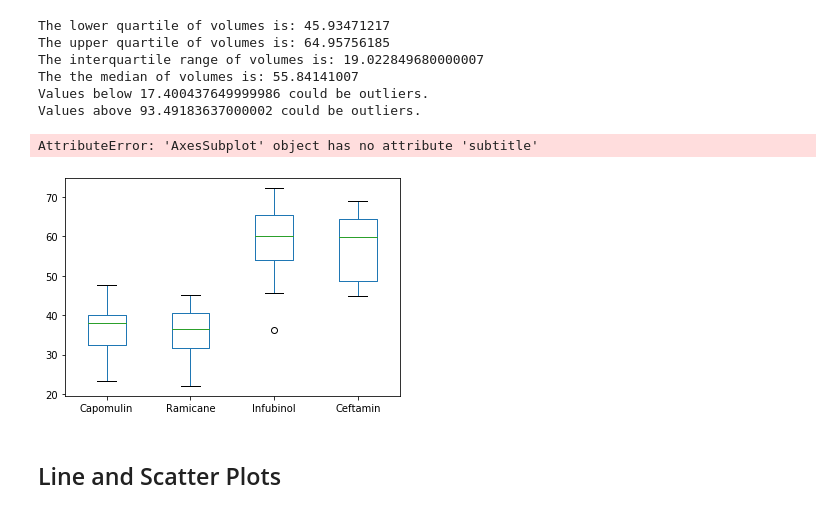
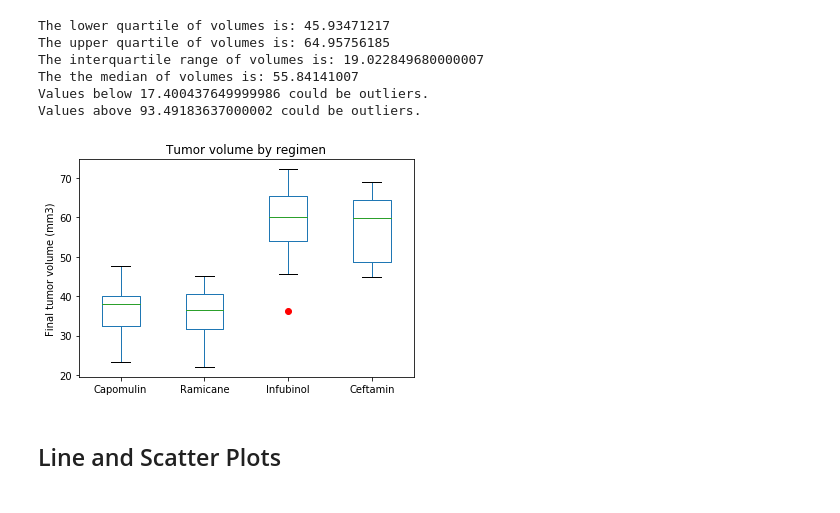
Before and after one commit to joshuadanielp/05-Matplotlib, a Jupyter notebook: Instructions/Pymaceuticals/pymaceuticals_starter.ipynb, the cells around one changed output. Drawn from its saved outputs; the diff is of its cells as text; code cells hidden in the pictures.

Commit message:
line plot done

```diff
--- a/Instructions/Pymaceuticals/pymaceuticals_starter.ipynb
+++ b/Instructions/Pymaceuticals/pymaceuticals_starter.ipynb
@@ -199,30 +199,25 @@ Values above 93.49183637000002 could be outliers.
 # %%
 # Generate a box plot of the final tumor volume of each mouse across four regimens of interest
 # filter clean_data for the four regimens
 final_tumor_by_drug = clean_data[["Drug Regimen", "Tumor Volume (mm3)"]]
 final_capomulin = final_tumor_by_drug.loc[final_tumor_by_drug["Drug Regimen"] == "Capomulin"]
 final_ramicane = final_tumor_by_drug.loc[final_tumor_by_drug["Drug Regimen"] == "Ramicane"]
 final_infubinol = final_tumor_by_drug.loc[final_tumor_by_drug["Drug Regimen"] == "Infubinol"]
 final_ceftamin = final_tumor_by_drug.loc[final_tumor_by_drug["Drug Regimen"] == "Ceftamin"]
 
 # create new dataframe to hold four regimens and their respective tumor volumes
 boxplot_df = pd.DataFrame({"Capomulin" : final_capomulin["Tumor Volume (mm3)"],
                             "Ramicane" : final_ramicane["Tumor Volume (mm3)"],
                            "Infubinol" : final_infubinol["Tumor Volume (mm3)"],
                         "Ceftamin" : final_ceftamin["Tumor Volume (mm3)"]})
 
 # create boxplot
-boxplot = boxplot_df.boxplot(column = ["Capomulin", "Ramicane", "Infubinol", "Ceftamin"], grid=False,)
-boxplot.subtitle("Tumor volume by regimen")
-
-# fig1, ax1 = plt.subplots()
-# ax1.set_title('Tumor volume by regimen')
-# ax1.set_ylabel('Final tumor volume (mm3)')
-# ax1.boxplot(final_tumor_vol)
+boxplot = boxplot_df.boxplot(column = ["Capomulin", "Ramicane", "Infubinol", "Ceftamin"], grid=False, sym="r")
+plt.title("Tumor volume by regimen")
+plt.ylabel("Final tumor volume (mm3)")
 plt.show()
 # %% [output]
-AttributeError: 'AxesSubplot' object has no attribute 'subtitle'
-[figure, old version]
+[figure, new version]
 # %% [markdown]
 ## Line and Scatter Plots
 # %%
```
Also changed, not shown: parts of 1 cell of this notebook.
